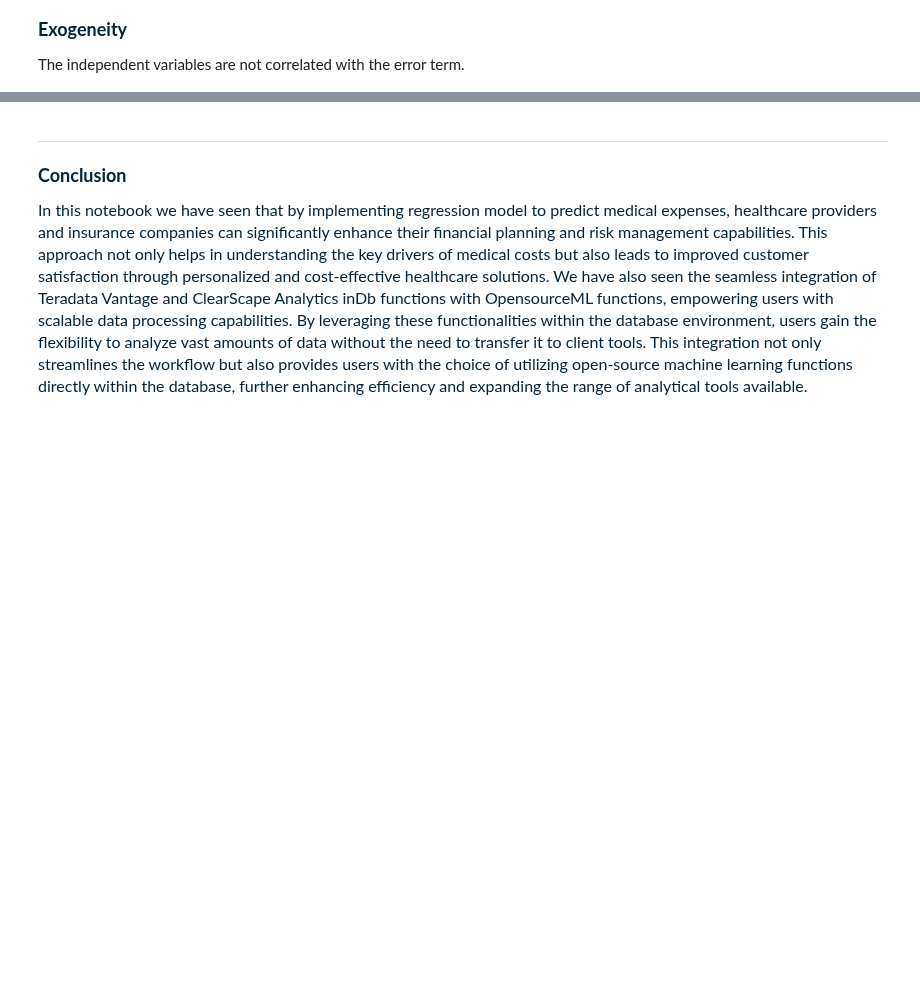
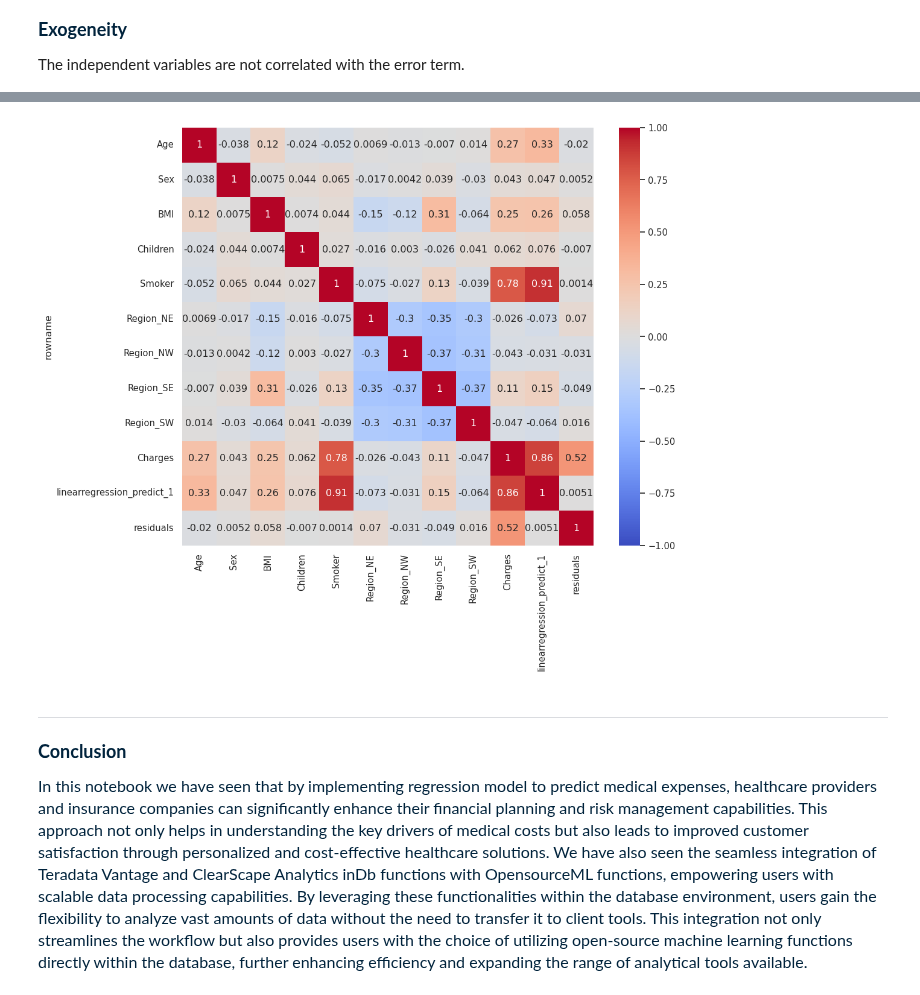
Before and after one commit to Teradata/jupyter-demos, a Jupyter notebook: UseCases/Dell_Innovation_Day/Health_Insurance_Costs_Python.ipynb, the cells around one changed output, grey strips where cells are left out. Saved outputs shown, nothing was run; the diff lists cells and outputs as text; code cells hidden in the pictures; blank space fills up the shorter version.

```diff
--- a/UseCases/Dell_Innovation_Day/Health_Insurance_Costs_Python.ipynb
+++ b/UseCases/Dell_Innovation_Day/Health_Insurance_Costs_Python.ipynb
@@ -692,0 +638,3 @@ sns.heatmap(data = data_corr, annot = True)
+# %%
+corr = compute_correlation_matrix(lr_pred)
+corr
@@ -693,3 +656,7 @@ sns.heatmap(data = data_corr, annot = True)
+# %%
+plot_correlation_heatmap(corr_matrix=corr)
+# %% [output]
+[figure, added]
 # %% [markdown]
 <hr style="height:1px;border:none;background-color:#00233C;">
 <p style = 'font-size:18px;font-family:Arial;color:#00233C'><b>Conclusion</b></p>
```
Also changed, not shown: parts of 31 cells of this notebook.
